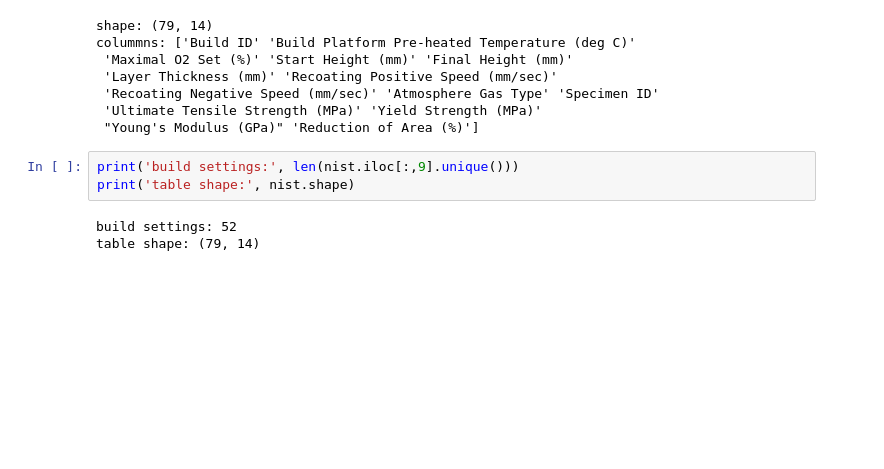
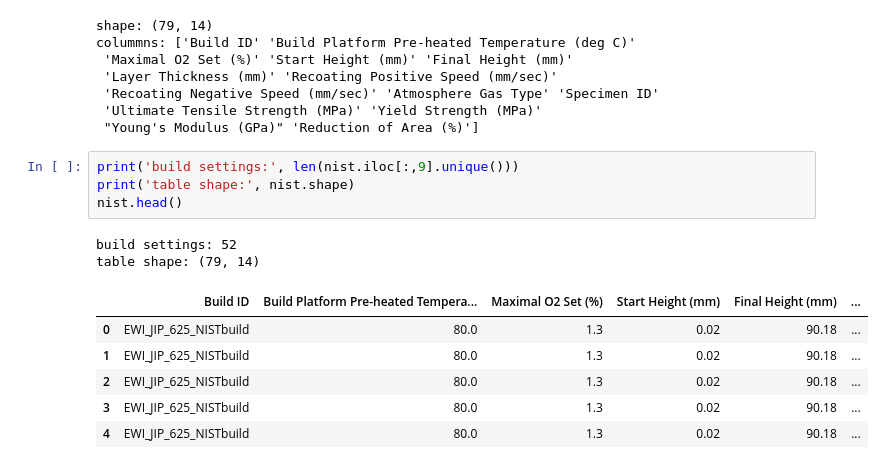
Before and after one commit to wgobrien/am-research, a Jupyter notebook: notebooks/nist_analysis.ipynb, the cells around one changed output. Saved outputs shown, nothing was run; the diff lists cells and outputs as text; blank space fills up the shorter version.

```diff
--- a/notebooks/nist_analysis.ipynb
+++ b/notebooks/nist_analysis.ipynb
@@ -26,6 +26,13 @@ colummns: ['Build ID' 'Build Platform Pre-heated Temperature (deg C)'
 # %%
 print('build settings:', len(nist.iloc[:,9].unique()))
 print('table shape:', nist.shape)
+nist.head()
 # %% [output]
 build settings: 52
 table shape: (79, 14)
+|  | Build ID | Build Platform Pre-heated Tempera... | Maximal O2 Set (%) | Start Height (mm) | Final Height (mm) | ... |
+| 0 | EWI_JIP_625_NISTbuild | 80.0 | 1.3 | 0.02 | 90.18 | ... |
+| 1 | EWI_JIP_625_NISTbuild | 80.0 | 1.3 | 0.02 | 90.18 | ... |
+| 2 | EWI_JIP_625_NISTbuild | 80.0 | 1.3 | 0.02 | 90.18 | ... |
+| 3 | EWI_JIP_625_NISTbuild | 80.0 | 1.3 | 0.02 | 90.18 | ... |
+| 4 | EWI_JIP_625_NISTbuild | 80.0 | 1.3 | 0.02 | 90.18 | ... |
```
Also changed, not shown: 18 other files.
